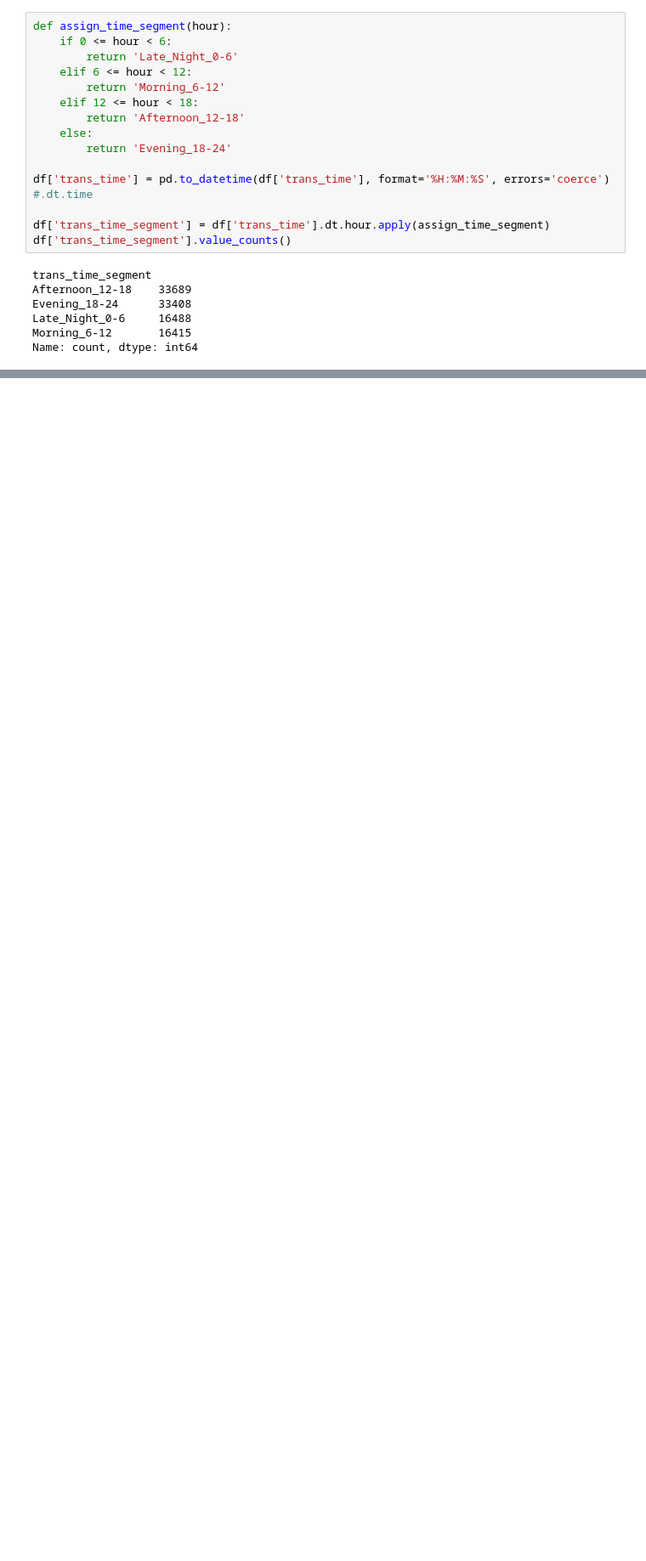
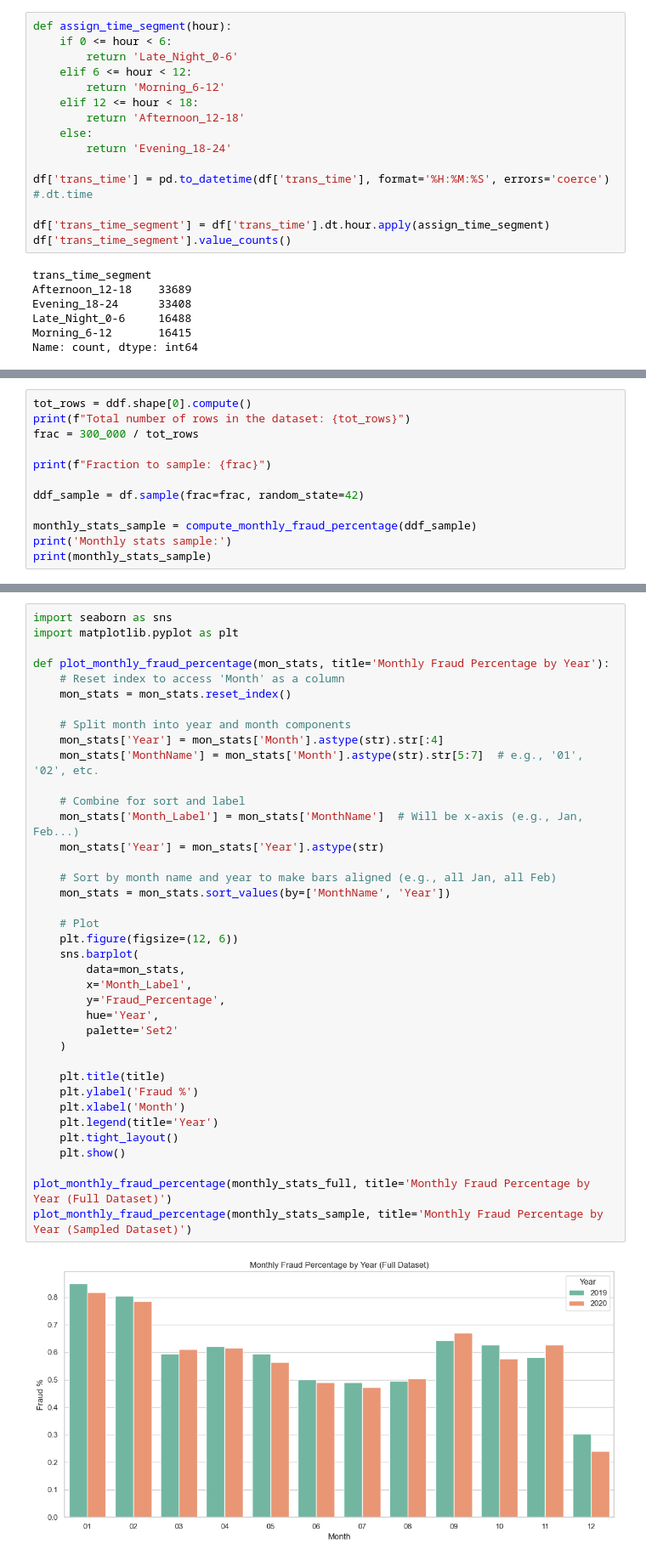
Before and after one commit to Myself-and-me/Credit_Card_Fraud_Detection, a Jupyter notebook: explore-2.1.ipynb, the cells around one changed output, grey strips where cells are left out. Shown at 85% size. Drawn from its saved outputs; the diff is of its cells as text; blank space fills up the shorter version.

```diff
--- a/explore-2.1.ipynb
+++ b/explore-2.1.ipynb
@@ -359,0 +423,12 @@ Name: count, dtype: int64
+# %%
+tot_rows = ddf.shape[0].compute()
+print(f"Total number of rows in the dataset: {tot_rows}")
+frac = 300_000 / tot_rows
+
+print(f"Fraction to sample: {frac}")
+
+ddf_sample = df.sample(frac=frac, random_state=42)
+
+monthly_stats_sample = compute_monthly_fraud_percentage(ddf_sample)
+print('Monthly stats sample:')
+print(monthly_stats_sample)
@@ -359,0 +458,40 @@ Name: count, dtype: int64
+# %%
+import seaborn as sns
+import matplotlib.pyplot as plt
+
+def plot_monthly_fraud_percentage(mon_stats, title='Monthly Fraud Percentage by Year'):
+    # Reset index to access 'Month' as a column
+    mon_stats = mon_stats.reset_index()
+
+    # Split month into year and month components
+    mon_stats['Year'] = mon_stats['Month'].astype(str).str[:4]
+    mon_stats['MonthName'] = mon_stats['Month'].astype(str).str[5:7]  # e.g., '01', '02', etc.
+
+    # Combine for sort and label
+    mon_stats['Month_Label'] = mon_stats['MonthName']  # Will be x-axis (e.g., Jan, Feb...)
+    mon_stats['Year'] = mon_stats['Year'].astype(str)
+
+    # Sort by month name and year to make bars aligned (e.g., all Jan, all Feb)
+    mon_stats = mon_stats.sort_values(by=['MonthName', 'Year'])
+
+    # Plot
+    plt.figure(figsize=(12, 6))
+    sns.barplot(
+        data=mon_stats,
+        x='Month_Label',
+        y='Fraud_Percentage',
+        hue='Year',
+        palette='Set2'
+    )
+
+    plt.title(title)
+    plt.ylabel('Fraud %')
+    plt.xlabel('Month')
+    plt.legend(title='Year')
+    plt.tight_layout()
+    plt.show()
+
+plot_monthly_fraud_percentage(monthly_stats_full, title='Monthly Fraud Percentage by Year (Full Dataset)')
+plot_monthly_fraud_percentage(monthly_stats_sample, title='Monthly Fraud Percentage by Year (Sampled Dataset)')
+# %% [output]
+[figure, added]
```
Also changed, not shown: parts of 8 cells of this notebook.
